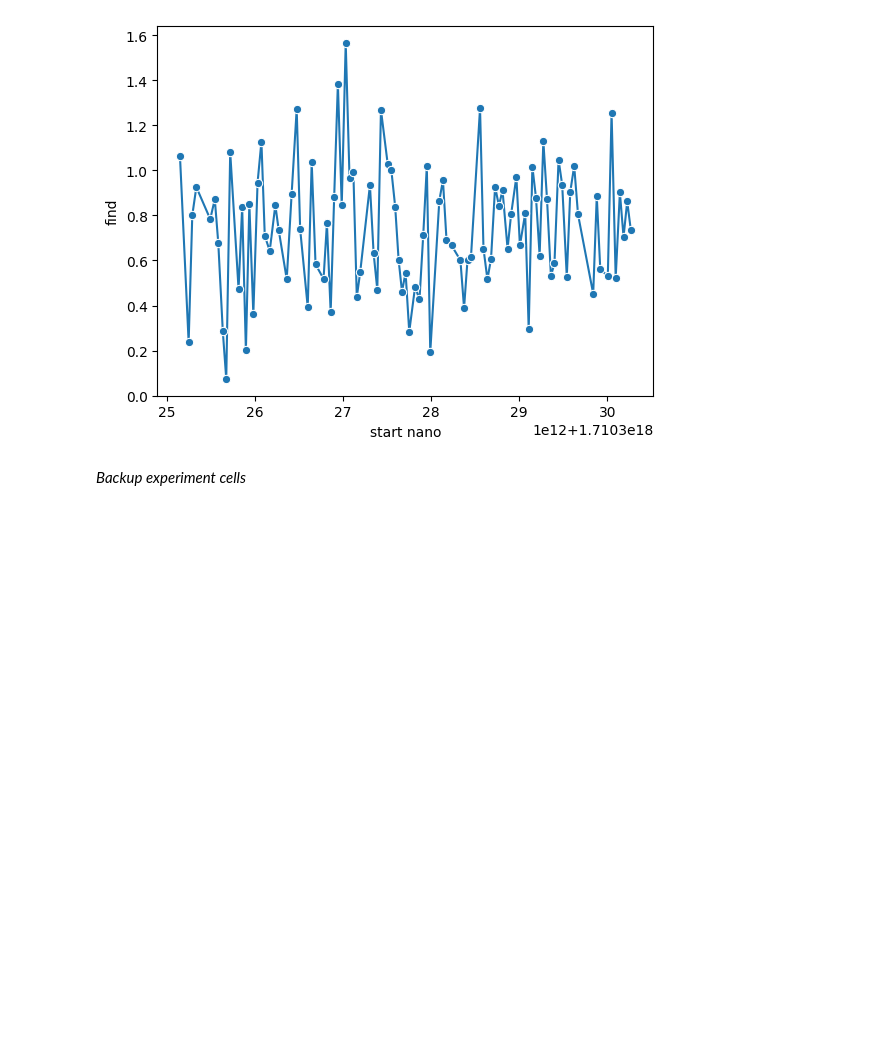
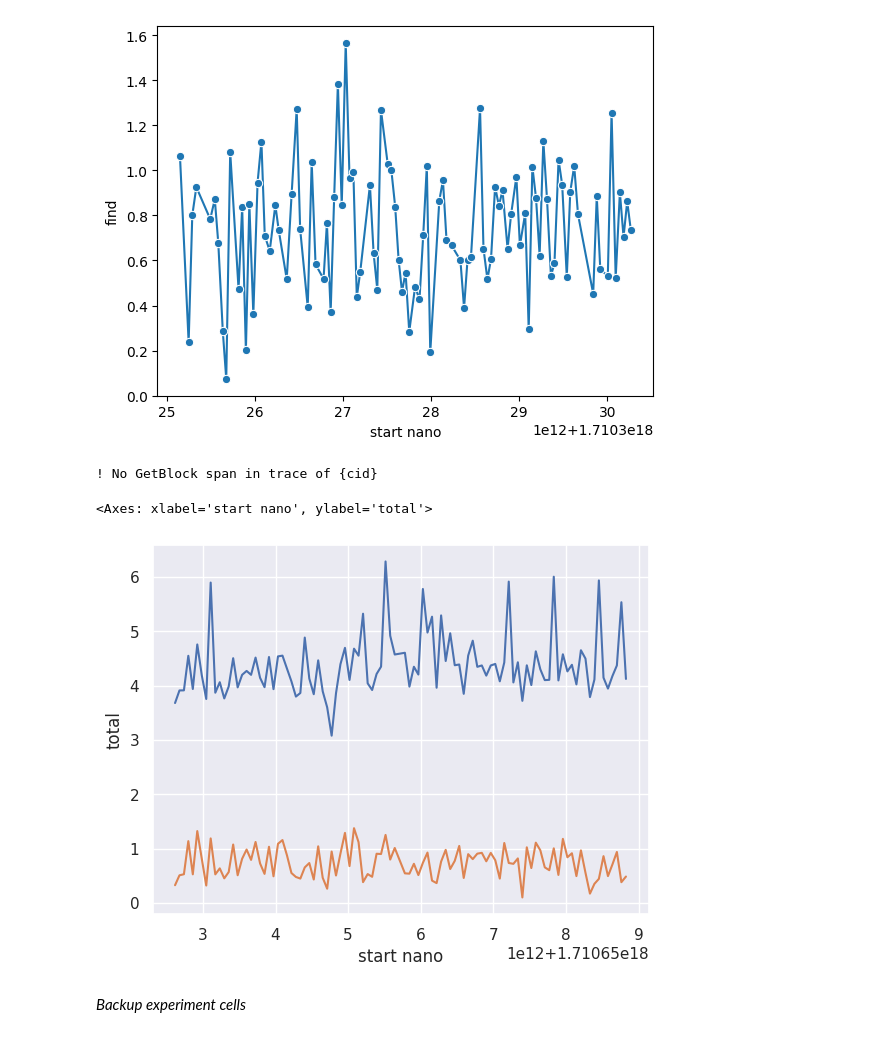
Before and after one commit to sgdxbc/izuko, a Jupyter notebook: traces-get.ipynb, the cells around one changed output. Saved outputs shown, nothing was run; the diff lists cells and outputs as text; code cells hidden in the pictures; blank space fills up the shorter version.

```diff
--- a/traces-get.ipynb
+++ b/traces-get.ipynb
@@ -2,6 +2,8 @@
 import pandas as pd
 from glob import glob
 import seaborn as sns
+sns.set_theme()
+import matplotlib.pyplot as plt
 # %%
 def span_attr(span, key):
     data = pd.DataFrame(span.at['attributes'])
@@ -27,7 +29,11 @@ def report_trace(name):
     cmd_span = data[data['name'] == 'corehttp.cmdsHandler']
     start_nano = cmd_span['startTimeUnixNano'].values[0]
     end_nano = cmd_span['endTimeUnixNano'].values[0]
-    transfer_start_nano = data[data['name'] == 'Blockservice.Session.GetBlocks']['startTimeUnixNano'].values[0]
+    get_span = data[data['name'] == 'Blockservice.Session.GetBlocks']
+    if get_span.empty:
+        print(f'! No GetBlock span in trace of {cid}')
+        return pd.Series()
+    transfer_start_nano = get_span['startTimeUnixNano'].values[0]
     first_block_notify = data[data['name'] == 'Bitswap.NotifyNewBlocks']['startTimeUnixNano'].min()
 
     other_data = pd.read_json(f'{name}_other.json', orient='record')
@@ -182,6 +188,20 @@ sns.lineplot(data=report_data_sae, x='start nano', y='find', marker='o')
 # %% [output]
 <Axes: xlabel='start nano', ylabel='find'>
 [figure]
+# %%
+report_data_sae_hot = pd.DataFrame([
+    report_trace(name.split('_')[0])
+    for name in glob('data.get-hot.apse/traces.sae/*_other.json')
+])
+# %% [output]
+! No GetBlock span in trace of {cid}
+# %%
+ax = plt.subplot(1, 1, 1)
+sns.lineplot(data=report_data_sae_hot, x='start nano', y='total', ax=ax)
+sns.lineplot(data=report_data_sae_hot, x='start nano', y='find', ax=ax)
+# %% [output]
+<Axes: xlabel='start nano', ylabel='total'>
+[figure, added]
 # %% [markdown]
 *Backup experiment cells*
 # %%
```
Also changed, not shown: parts of 6 cells of this notebook, 6 other files.
